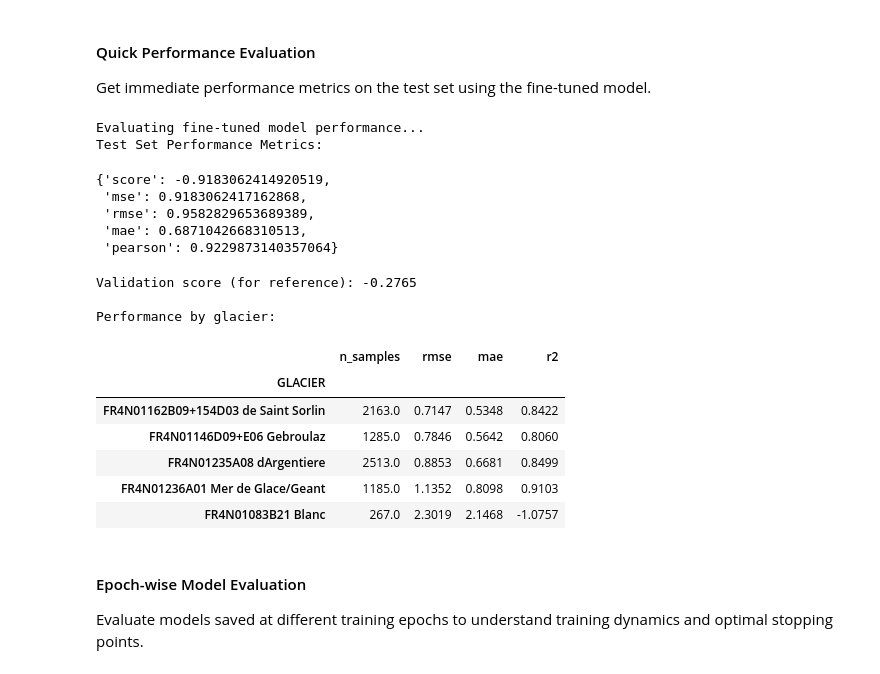
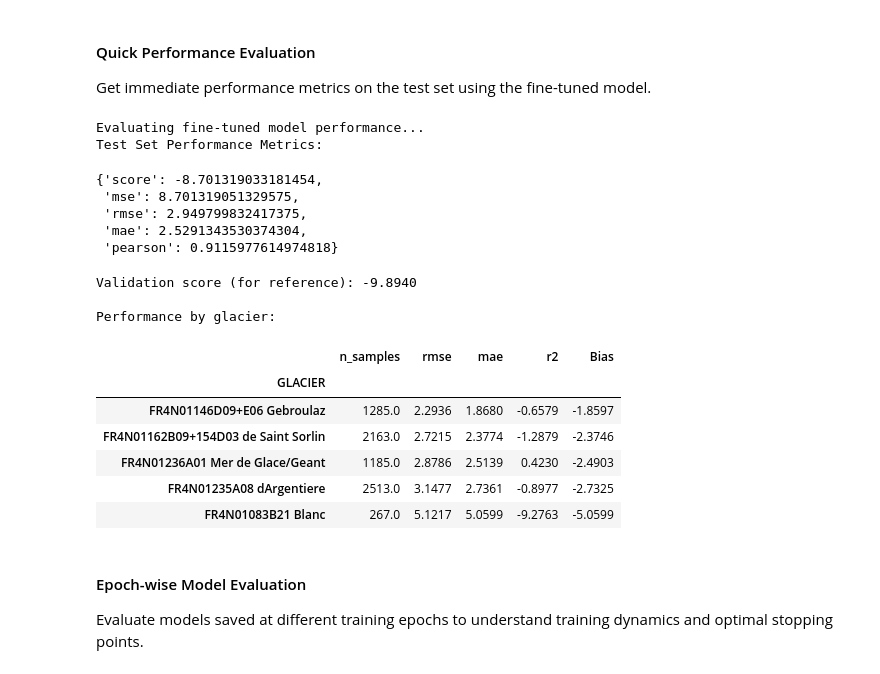
Before and after one commit to marvande/MassBalanceMachine, a Jupyter notebook: regions/French_Alps/3.2.4 Train-ML-model-NN_progressive_transfer.ipynb, the cells around one changed output. Saved outputs shown, nothing was run; the diff lists cells and outputs as text; code cells hidden in the pictures.

```diff
--- a/regions/French_Alps/3.2.4 Train-ML-model-NN_progressive_transfer.ipynb
+++ b/regions/French_Alps/3.2.4 Train-ML-model-NN_progressive_transfer.ipynb
@@ -372,21 +237,3 @@ Val data shape: (1268, 29)
-# %%
-# Glacier-wise train/val split: validate on Engabreen, train on the other 3
-data_train = train_set['df_X']
-data_train['y'] = train_set['y']
-
-val_glacier = ['Engabreen']
-train_glaciers = [g for g in train_glaciers if g not in val_glacier]
-
-df_X_train = data_train[data_train['GLACIER'].isin(train_glaciers)].copy()
-y_train = df_X_train['POINT_BALANCE'].values
-
-df_X_val = data_train[data_train['GLACIER'].isin(val_glacier)].copy()
-y_val = df_X_val['POINT_BALANCE'].values
-
-print("Train data glacier distribution:", df_X_train['GLACIER'].value_counts().head())
-print("Val data glacier distribution:", df_X_val['GLACIER'].value_counts().head())
-print("Train data shape:", df_X_train.shape)
-print("Val data shape:", df_X_val.shape)
 # %% [markdown]
 ## Neural Network Configuration
 
@@ -568,7 +415,7 @@ if TRAIN:
     print("Updating model for fine-tuning...")
     loaded_model = loaded_model.set_params(
         lr=0.05,
-        max_epochs=200,
+        max_epochs=1,
     )
 
     # STEP 4: Fine-tune
@@ -712,47 +553,48 @@ Get immediate performance metrics on the test set using the fine-tuned model.
 # Quick comprehensive evaluation of the fine-tuned model
 print("Evaluating fine-tuned model performance...")
 
 grouped_ids, scores_NN, ids_NN, y_pred_NN = evaluate_model_and_group_predictions(
     loaded_model, df_X_test_subset, test_set['y'], cfg, mbm
 )
 
 print("Test Set Performance Metrics:")
 display(scores_NN)
 
 # Validation score for confirmation that model with the best val_loss is used
 val_score = loaded_model.score(dataset_val.X, dataset_val.y)
 print(f"Validation score (for reference): {val_score:.4f}")
 
 # Calculate additional performance metrics by glacier
 print("\nPerformance by glacier:")
 glacier_performance = grouped_ids.groupby('GLACIER').apply(
     lambda x: pd.Series({
         'n_samples': len(x),
         'rmse': np.sqrt(np.mean((x['target'] - x['pred'])**2)),
         'mae': np.mean(np.abs(x['target'] - x['pred'])),
-        'r2': 1 - np.sum((x['target'] - x['pred'])**2) / np.sum((x['target'] - x['target'].mean())**2)
+        'r2': 1 - np.sum((x['target'] - x['pred'])**2) / np.sum((x['target'] - x['target'].mean())**2),
+        'Bias': np.mean(x['pred'].values - x['target'].values)
     })
 ).round(4)
 
 display(glacier_performance.sort_values('rmse'))
 # %% [output]
 Evaluating fine-tuned model performance...
 Test Set Performance Metrics:
-{'score': -0.9183062414920519,
- 'mse': 0.9183062417162868,
- 'rmse': 0.9582829653689389,
- 'mae': 0.6871042668310513,
- 'pearson': 0.9229873140357064}
+{'score': -8.701319033181454,
+ 'mse': 8.701319051329575,
+ 'rmse': 2.949799832417375,
+ 'mae': 2.5291343530374304,
+ 'pearson': 0.9115977614974818}
-Validation score (for reference): -0.2765
+Validation score (for reference): -9.8940
 
 Performance by glacier:
-|  | n_samples | rmse | mae | r2 |
-| GLACIER |  |  |  |  |
-| FR4N01162B09+154D03 de Saint Sorlin | 2163.0 | 0.7147 | 0.5348 | 0.8422 |
-| FR4N01146D09+E06 Gebroulaz | 1285.0 | 0.7846 | 0.5642 | 0.8060 |
-| FR4N01235A08 dArgentiere | 2513.0 | 0.8853 | 0.6681 | 0.8499 |
-| FR4N01236A01 Mer de Glace/Geant | 1185.0 | 1.1352 | 0.8098 | 0.9103 |
-| FR4N01083B21 Blanc | 267.0 | 2.3019 | 2.1468 | -1.0757 |
+|  | n_samples | rmse | mae | r2 | Bias |
+| GLACIER |  |  |  |  |  |
+| FR4N01146D09+E06 Gebroulaz | 1285.0 | 2.2936 | 1.8680 | -0.6579 | -1.8597 |
+| FR4N01162B09+154D03 de Saint Sorlin | 2163.0 | 2.7215 | 2.3774 | -1.2879 | -2.3746 |
+| FR4N01236A01 Mer de Glace/Geant | 1185.0 | 2.8786 | 2.5139 | 0.4230 | -2.4903 |
+| FR4N01235A08 dArgentiere | 2513.0 | 3.1477 | 2.7361 | -0.8977 | -2.7325 |
+| FR4N01083B21 Blanc | 267.0 | 5.1217 | 5.0599 | -9.2763 | -5.0599 |
 # %% [markdown]
 #### Epoch-wise Model Evaluation
 Evaluate models saved at different training epochs to understand training dynamics and optimal stopping points.
```
Also changed, not shown: parts of 24 cells of this notebook, 7 other files.
